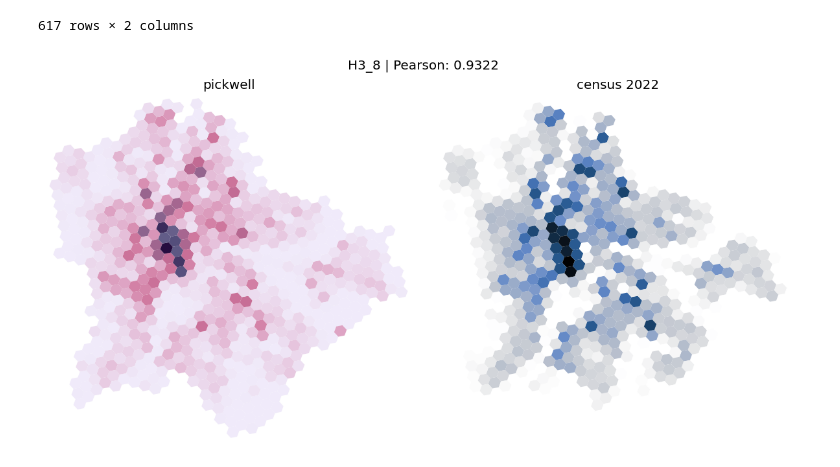
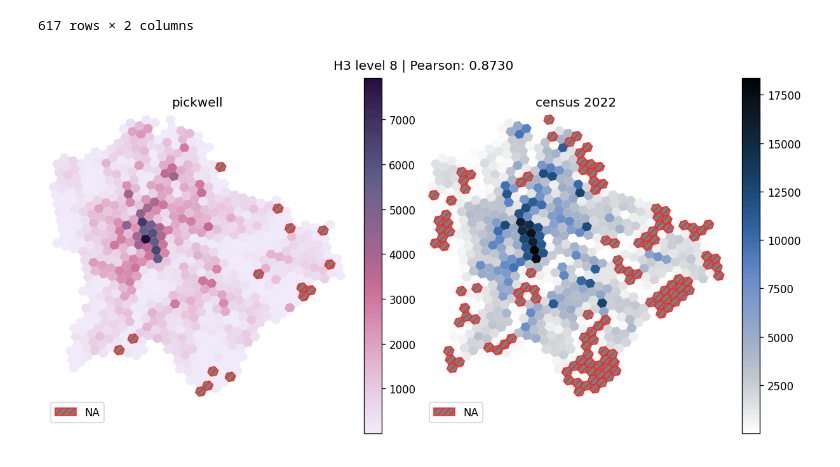
Before and after one commit to ANETILab/wp7_data_processing, a Jupyter notebook: src/06_analyze_home_and_work_locations.ipynb, the cells around one changed output. Cells and saved outputs as stored; diff of their text form; code cells hidden in the pictures.

```diff
--- a/src/06_analyze_home_and_work_locations.ipynb
+++ b/src/06_analyze_home_and_work_locations.ipynb
@@ -51,7 +65,7 @@ h3_geo = gpd.read_file(f"../data/h3/budapest/{RES}.geojson")
 # %%
 h3_homes = h3_geo.merge(
     home_count.rename({f"h3_{RES}_home": "h3"}).to_pandas(), on="h3", how="left"
-).fillna(0)
+)  # .fillna(0)
 # %%
 corr = (
     pl.from_pandas(h3_homes[["h3", "count"]])
@@ -77,26 +103,3 @@ census[["h3_id", "pop"]].rename({"h3_id": "h3"}).to_pandas()
 | 615 | 881e1cb6dbfffff | 1127.0 |
 | 616 | 881e1cb6ddfffff | 416.0 |
 617 rows × 2 columns
-# %%
-fig, axs = plt.subplots(layout="constrained", ncols=2, figsize=(10, 5), dpi=120)
-h3_homes.to_crs(23700).plot(ax=axs[0], column="count", cmap=cm.acton_r)
-axs[0].set_title("pickwell")
-axs[1].set_title("census 2022")
-fig.suptitle(f"H3_{RES} | Pearson: {corr:0.04f}")
-h3_geo.merge(
-    census[["h3_id", "pop"]].rename({"h3_id": "h3"}).to_pandas(), on="h3", how="left"
-).fillna(0).to_crs(23700).plot(ax=axs[1], column="pop", cmap=cm.oslo_r)
-for i in range(2):
-    axs[i].margins(0.01)
-    _ = axs[i].axis("off")
-for i in plotting_config["formats"]:
-    suffix = ""
-    if VARIANT != "":
-        suffix = f"_{VARIANT}"
-    fig.savefig(
-        f"../output/budapest/figures/detected_population_{RES}{suffix}.{i}",
-        pad_inches=0,
-        metadata=plotting_config["metadata"][i],
-    )
-# %% [output]
-[figure, removed]
@@ -102,0 +108,42 @@ for i in plotting_config["formats"]:
+# %%
+na_dict = dict(facecolor="#7e7e7e", edgecolor="#ff2222e7", hatch="////")
+na_patch = Patch(**na_dict)
+
+fig, axs = plt.subplots(layout="constrained", ncols=2, figsize=(10, 5), dpi=120)
+h3_homes.to_crs(23700).plot(
+    ax=axs[0],
+    column="count",
+    cmap=cm.acton_r,
+    missing_kwds=na_dict,
+    legend=True,
+)
+axs[0].set_title("pickwell")
+axs[1].set_title("census 2022")
+fig.suptitle(f"H3 level {RES} | Pearson: {corr:0.04f}")
+h3_geo.merge(
+    census[["h3_id", "pop"]].rename({"h3_id": "h3"}).to_pandas(), on="h3", how="left"
+).to_crs(23700).plot(
+    ax=axs[1],
+    column="pop",
+    cmap=cm.oslo_r,
+    missing_kwds=na_dict,
+    legend=True,
+)
+
+for i in range(2):
+    axs[i].margins(0.01)
+    axs[i].legend(
+        handles=[na_patch], labels=["NA"], loc="lower left", bbox_to_anchor=(0, -0.1)
+    )
+    _ = axs[i].axis("off")
+for i in plotting_config["formats"]:
+    suffix = ""
+    if VARIANT != "":
+        suffix = f"_{VARIANT}"
+    fig.savefig(
+        f"../output/budapest/figures/detected_population_{RES}{suffix}.{i}",
+        pad_inches=0,
+        metadata=plotting_config["metadata"][i],
+    )
+# %% [output]
+[figure, added]
```
Also changed, not shown: parts of 11 cells of this notebook.
